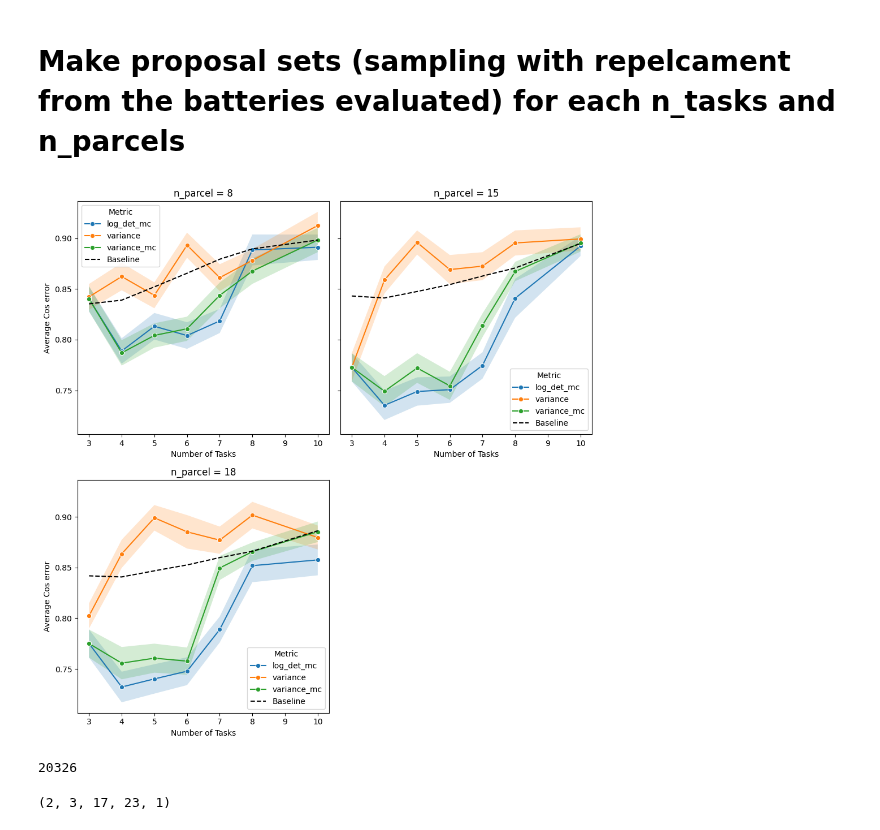
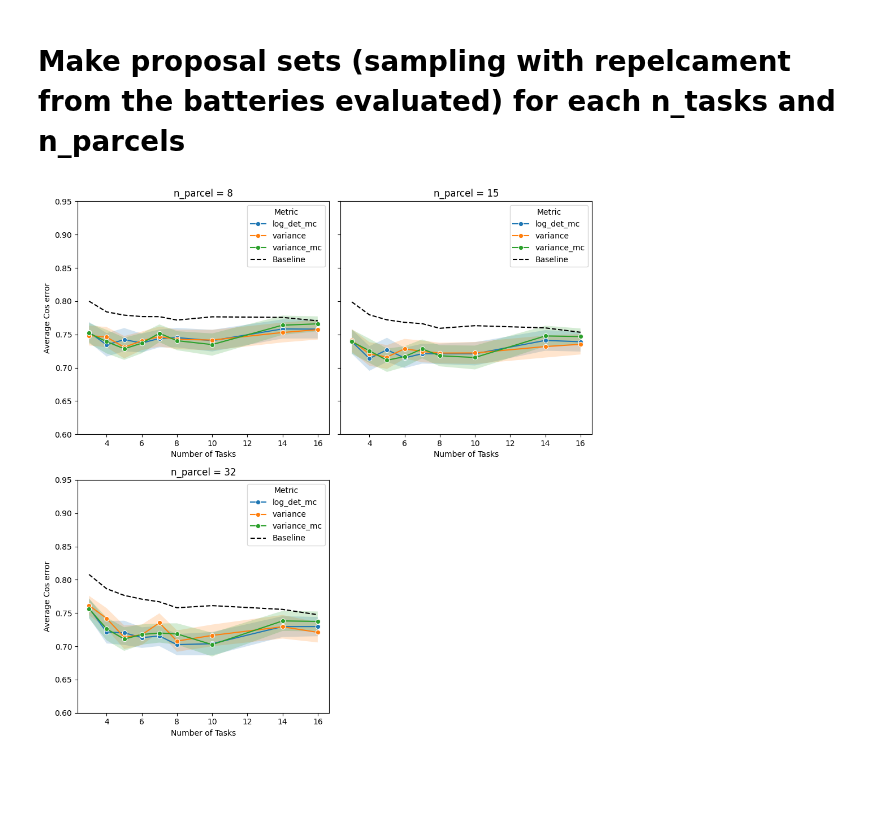
Before and after one commit to DiedrichsenLab/OptimalBattery, a Jupyter notebook: notebooks/6a.real_eval_multi_cereb_full.ipynb, the cells around one changed output. Cells and saved outputs as stored; diff of their text form; code cells hidden in the pictures; blank space fills up the shorter version.

```diff
--- a/notebooks/6a.real_eval_multi_cereb_full.ipynb
+++ b/notebooks/6a.real_eval_multi_cereb_full.ipynb
@@ -178,35 +178,7 @@ Processing combination: 9000
 name = os.path.join(base_dir, 'OptimalBattery','Eval_tsvs', 'cerebellum_MDTB_ses-01_ses-02_results_correlation.tsv')
 
 # save to tsv
-results_df.to_csv(name, sep="\t", index=False)
+# results_df.to_csv(name, sep="\t", index=False)
 
 #load
-# results_df = pd.read_csv(name, sep="\t")
+results_df = pd.read_csv(name, sep="\t")
-# %%
-results_df = pd.DataFrame()
-for n_parcel in parcel_sizes:
-    print(f"Processing parcel size: {n_parcel}")
-    # only pick the top n parcels
-    parcel_indices = sorted_parcels[:n_parcel]
-    VLib = full_vs_train[:,parcel_indices]
-    Vtest = full_vs_test[:,parcel_indices]
-    for n_task in battery_sizes:
-        print(f"Processing battery size: {n_task}")
-        # Generate possible battery combinations for current battery size and calculate eigenmetrics
-        D = ct.build_combinations(G_Lib, strategy='random',n_batteries=10000,n_tasks=n_task,seed=1,replacement=False,rest_idx=28)
-        # Make a artificial battery data + parcellation for each battery for each subject and evaluate on session 2
-        D_ev = ev.evluate_dataframe( D = D, condition_df= condition_df, YLib= data_train,
-                                     VLib= VLib, Ytest= data_test, Vtest= Vtest,indices=ROI_indices,method='ridge')
-
-        D_ev['n_parcel'] = n_parcel
-        D_ev['n_task'] = n_task
-
-        results_df = pd.concat([results_df, D_ev], ignore_index=True)
-
-name = os.path.join(base_dir, 'OptimalBattery','Eval_tsvs', 'cerebellum_MDTB_ses-01_ses-02_results_ridge.tsv')
-
-# save to tsv
-results_df.to_csv(name, sep="\t", index=False)
-
-#load
-# results_df = pd.read_csv(name, sep="\t")
@@ -231,23 +185,12 @@ Processing combination: 9000
 # %% [markdown]
 # Make proposal sets (sampling with repelcament from the batteries evaluated) for each n_tasks and n_parcels
 # %%
-metrics = ["variance", "variance_mc", "log_det_mc"]
-n_proposal_sets = 10
-expanded_results_df = plot.resample_and_expand(results_df, metrics, n_proposal_sets)
+metrics = ["variance",  "variance_mc","log_det_mc"]
+n_proposal_sets = 100
+resampled_results_df = plot.resample_df(results_df, metrics, n_proposal_sets)
+expanded_results_df = plot.expand_subject_results(resampled_results_df)
 aggregated_results_df = plot.compute_aggregated_results(expanded_results_df)
 baseline_aggregated_df = plot.compute_baseline(results_df)
-plot.plot_results(aggregated_results_df, baseline_aggregated_df)
+plot.plot_results(aggregated_results_df, baseline_aggregated_df,y_min=0.6,y_max=0.95)
 # %% [output]
-[figure, old version]
+[figure, new version]
-# %%
-D = ct.build_combinations(G_Lib, strategy='random',n_batteries=100000,n_tasks=5,seed=1,replacement=False,rest_idx=1)
-len(D)
-# %% [output]
-20326
-# %%
-# find row with the highest log_det_mc
-best_row = D.loc[D['log_det_mc'].idxmax()]
-combination = best_row['combination']
-print(combination)
-# %% [output]
-(2, 3, 17, 23, 1)
```
Also changed, not shown: parts of 2 cells of this notebook, 3 other files.
